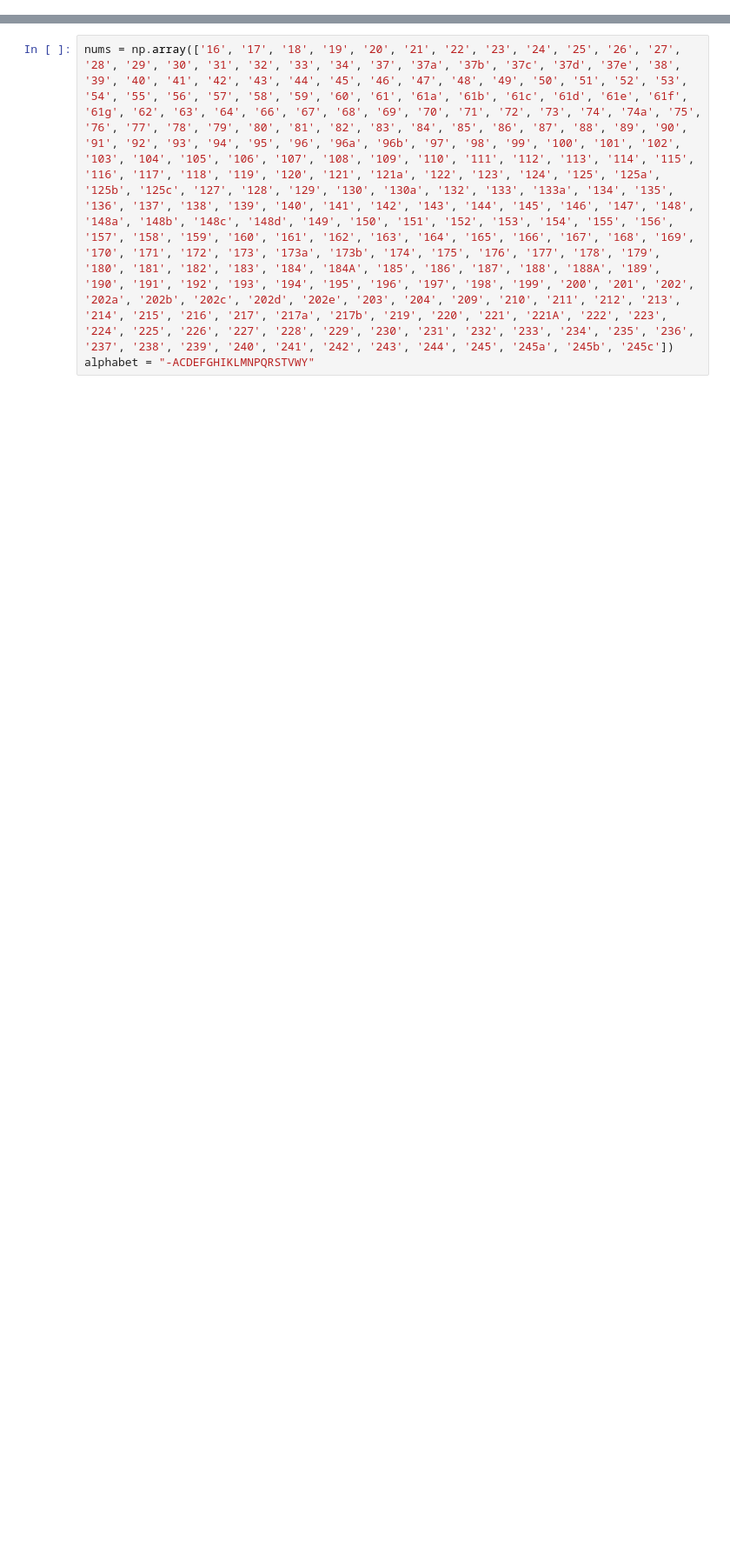
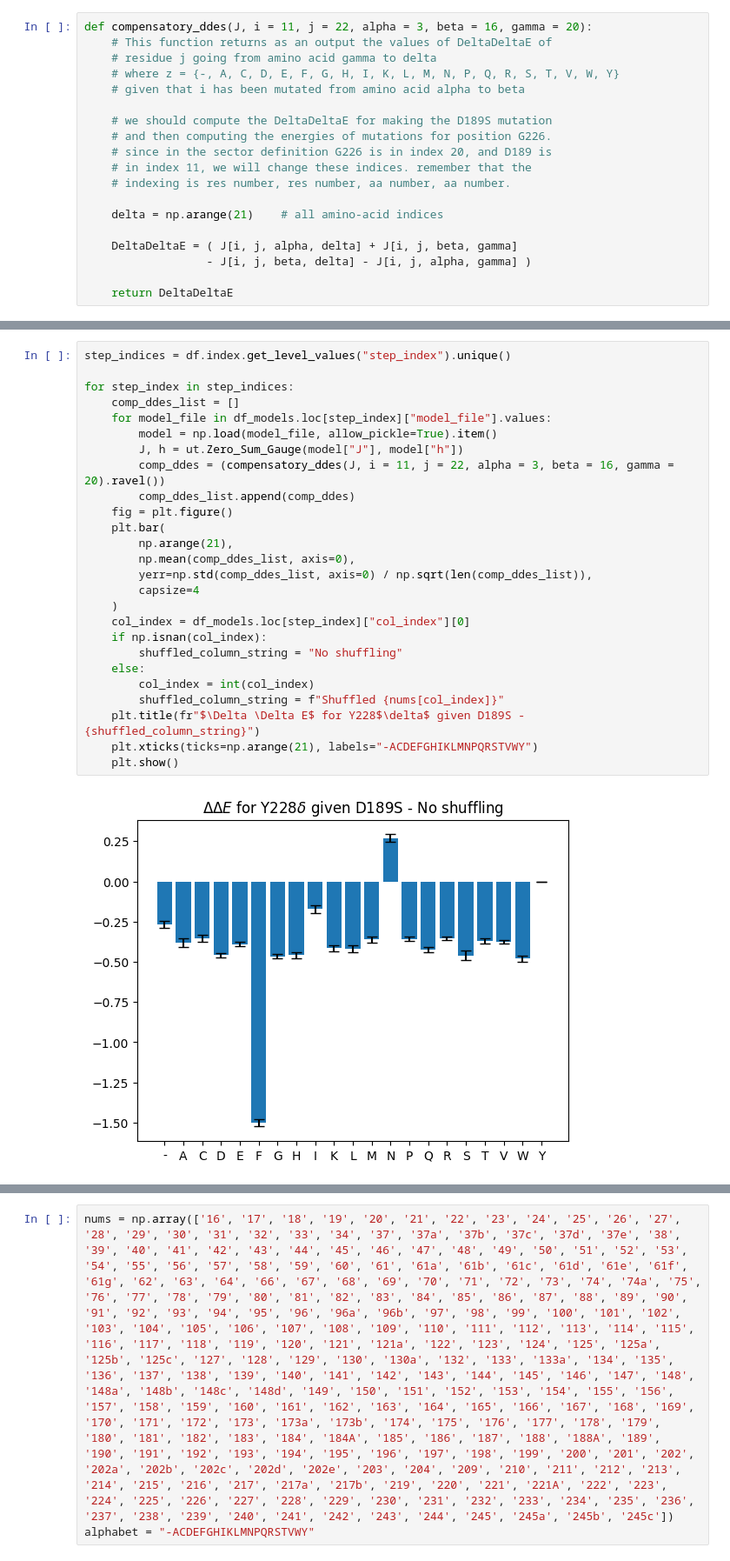
Before and after one commit to shoyip/SectorBootstrap, a Jupyter notebook: notebooks/shuffle_v2.ipynb, the cells around one changed output, grey strips where cells are left out. Shown at 87% size. Drawn from its saved outputs; the diff is of its cells as text; blank space fills up the shorter version.

```diff
--- a/notebooks/shuffle_v2.ipynb
+++ b/notebooks/shuffle_v2.ipynb
@@ -47,0 +86,19 @@ df = pd.DataFrame(entries).sort_values(["step_index", "subaln_index"]).set_index
+# %%
+def compensatory_ddes(J, i = 11, j = 22, alpha = 3, beta = 16, gamma = 20):
+    # This function returns as an output the values of DeltaDeltaE of
+    # residue j going from amino acid gamma to delta
+    # where z = {-, A, C, D, E, F, G, H, I, K, L, M, N, P, Q, R, S, T, V, W, Y}
+    # given that i has been mutated from amino acid alpha to beta
+
+    # we should compute the DeltaDeltaE for making the D189S mutation
+    # and then computing the energies of mutations for position G226.
+    # since in the sector definition G226 is in index 20, and D189 is
+    # in index 11, we will change these indices. remember that the
+    # indexing is res number, res number, aa number, aa number.
+
+    delta = np.arange(21)    # all amino-acid indices
+
+    DeltaDeltaE = ( J[i, j, alpha, delta] + J[i, j, beta, gamma]
+                  - J[i, j, beta, delta] - J[i, j, alpha, gamma] )
+
+    return DeltaDeltaE
@@ -47,0 +139,28 @@ df = pd.DataFrame(entries).sort_values(["step_index", "subaln_index"]).set_index
+# %%
+step_indices = df.index.get_level_values("step_index").unique()
+
+for step_index in step_indices:
+    comp_ddes_list = []
+    for model_file in df_models.loc[step_index]["model_file"].values:
+        model = np.load(model_file, allow_pickle=True).item()
+        J, h = ut.Zero_Sum_Gauge(model["J"], model["h"])
+        comp_ddes = (compensatory_ddes(J, i = 11, j = 22, alpha = 3, beta = 16, gamma = 20).ravel())
+        comp_ddes_list.append(comp_ddes)
+    fig = plt.figure()
+    plt.bar(
+        np.arange(21),
+        np.mean(comp_ddes_list, axis=0),
+        yerr=np.std(comp_ddes_list, axis=0) / np.sqrt(len(comp_ddes_list)),
+        capsize=4
+    )
+    col_index = df_models.loc[step_index]["col_index"][0]
+    if np.isnan(col_index):
+        shuffled_column_string = "No shuffling"
+    else:
+        col_index = int(col_index)
+        shuffled_column_string = f"Shuffled {nums[col_index]}"
+    plt.title(fr"$\Delta \Delta E$ for Y228$\delta$ given D189S - {shuffled_column_string}")
+    plt.xticks(ticks=np.arange(21), labels="-ACDEFGHIKLMNPQRSTVWY")
+    plt.show()
+# %% [output]
+[figure, added]
```
Also changed, not shown: parts of 26 cells of this notebook, 4 other files.
